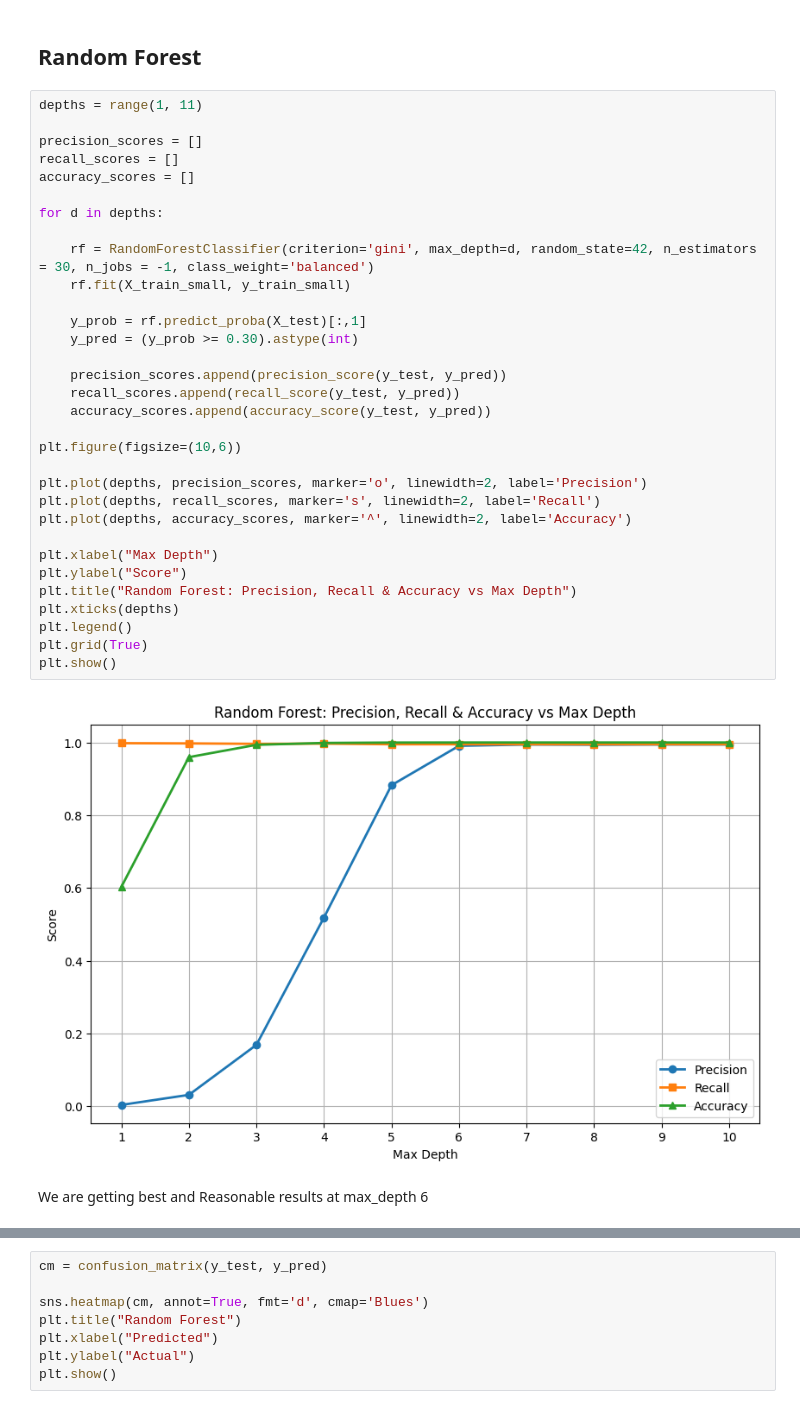
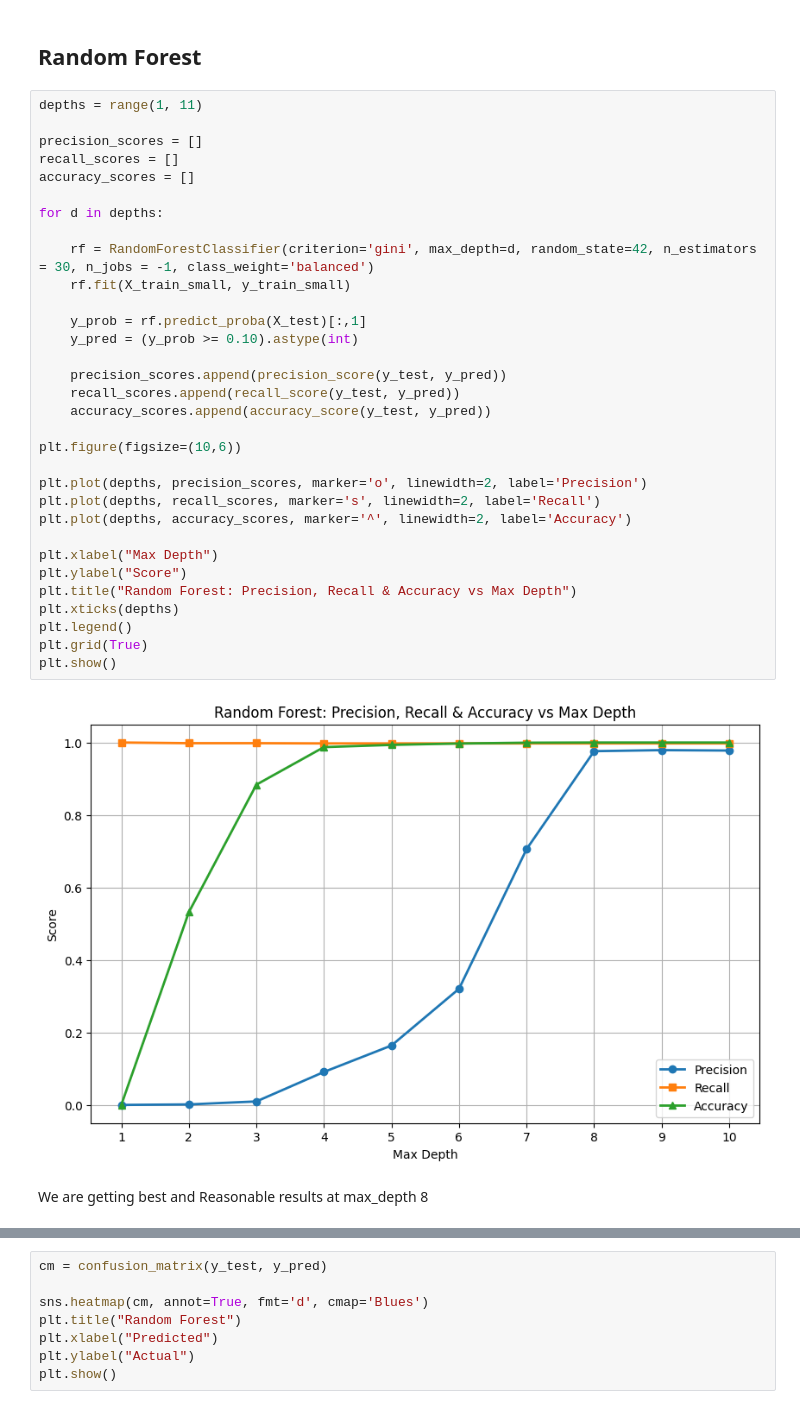
Before and after one commit to ranjanvrma/fraud-detection, a Jupyter notebook: notebook/fraud_detection.ipynb, the cells around one changed output, grey strips where cells are left out. Cells and saved outputs as stored; diff of their text form.

```diff
--- a/notebook/fraud_detection.ipynb
+++ b/notebook/fraud_detection.ipynb
@@ -172,35 +174,35 @@ depths = range(1, 11)
 
 precision_scores = []
 recall_scores = []
 accuracy_scores = []
 
 for d in depths:
 
     rf = RandomForestClassifier(criterion='gini', max_depth=d, random_state=42, n_estimators = 30, n_jobs = -1, class_weight='balanced')
     rf.fit(X_train_small, y_train_small)
 
     y_prob = rf.predict_proba(X_test)[:,1]
-    y_pred = (y_prob >= 0.30).astype(int)
+    y_pred = (y_prob >= 0.10).astype(int)
 
     precision_scores.append(precision_score(y_test, y_pred))
     recall_scores.append(recall_score(y_test, y_pred))
     accuracy_scores.append(accuracy_score(y_test, y_pred))
 
 plt.figure(figsize=(10,6))
 
 plt.plot(depths, precision_scores, marker='o', linewidth=2, label='Precision')
 plt.plot(depths, recall_scores, marker='s', linewidth=2, label='Recall')
 plt.plot(depths, accuracy_scores, marker='^', linewidth=2, label='Accuracy')
 
 plt.xlabel("Max Depth")
 plt.ylabel("Score")
 plt.title("Random Forest: Precision, Recall & Accuracy vs Max Depth")
 plt.xticks(depths)
 plt.legend()
 plt.grid(True)
 plt.show()
 # %% [output]
-[figure, old version]
+[figure, new version]
 # %% [markdown]
-We are getting best and Reasonable results at max_depth 6
+We are getting best and Reasonable results at max_depth 8
 # %%
```
Also changed, not shown: parts of 4 cells of this notebook.
